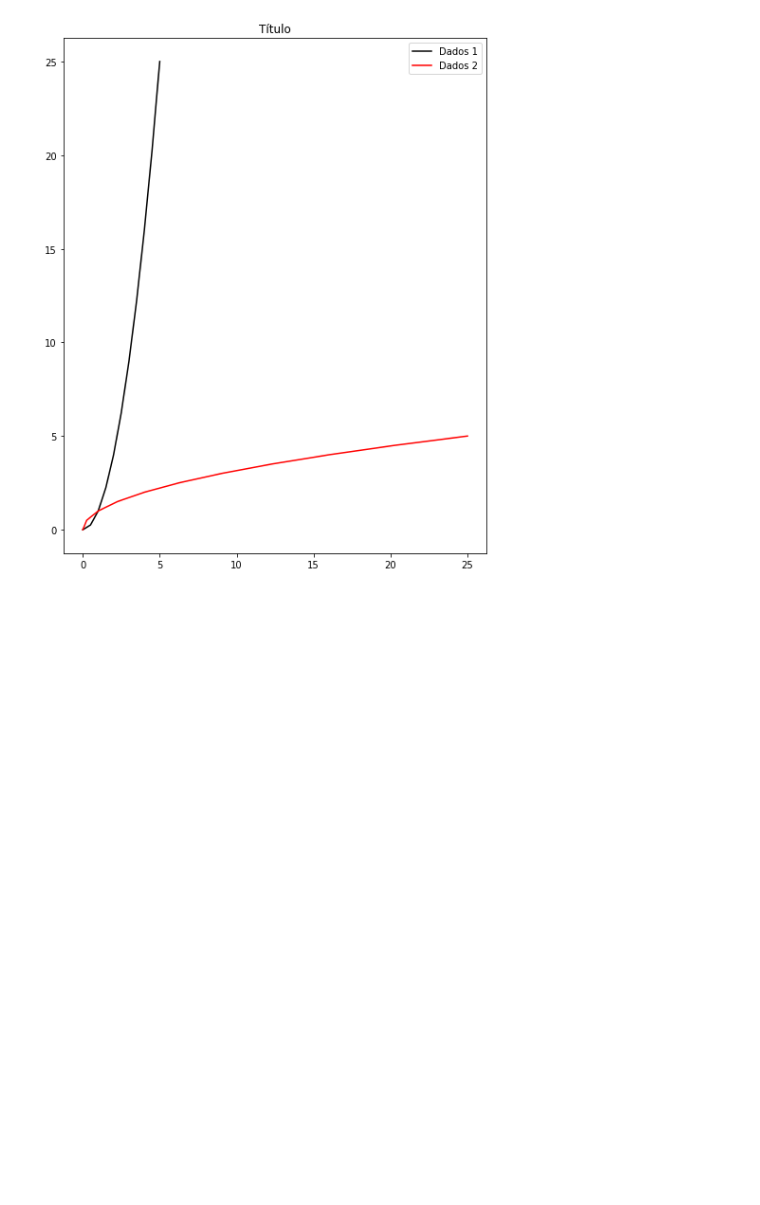
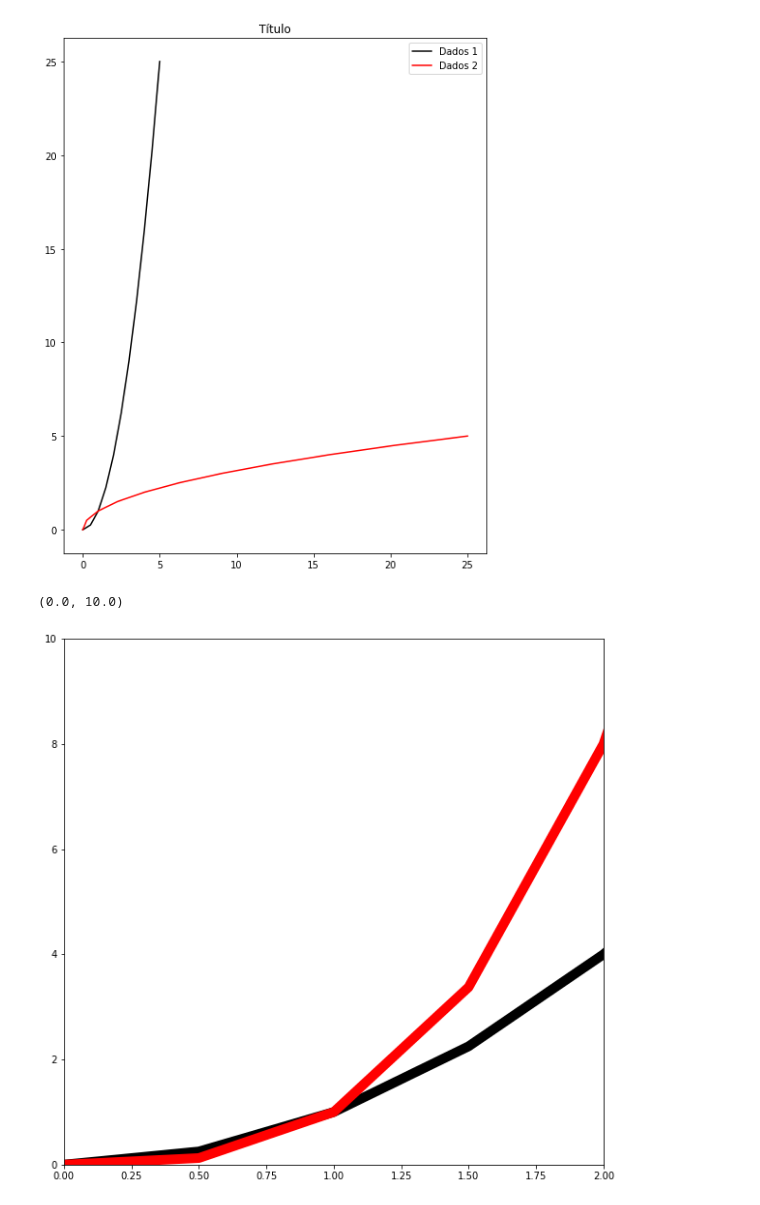
Before and after one commit to ro-prates/data_science, a Jupyter notebook: matplotlib.ipynb, the cells around one changed output. Saved outputs shown, nothing was run; the diff lists cells and outputs as text; code cells hidden in the pictures; blank space fills up the shorter version.

```diff
--- a/matplotlib.ipynb
+++ b/matplotlib.ipynb
@@ -84,3 +84,13 @@ axes.legend(loc=0)
 # %% [output]
 <matplotlib.legend.Legend at 0x...>
 [figure]
+# %%
+fig, ax = plt.subplots(figsize=(10, 10))
+ax.plot(x, x**2, 'black', linewidth = 10)
+ax.plot(x, x**3, 'red', linewidth = 10)
+
+ax.set_xlim([0,2])
+ax.set_ylim([0,10])
+# %% [output]
+(0.0, 10.0)
+[figure, added]
```
